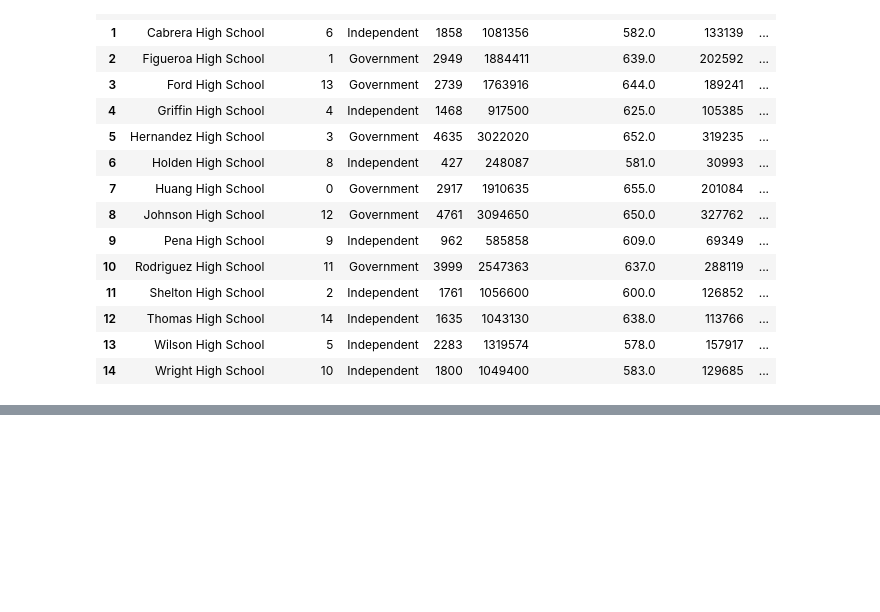
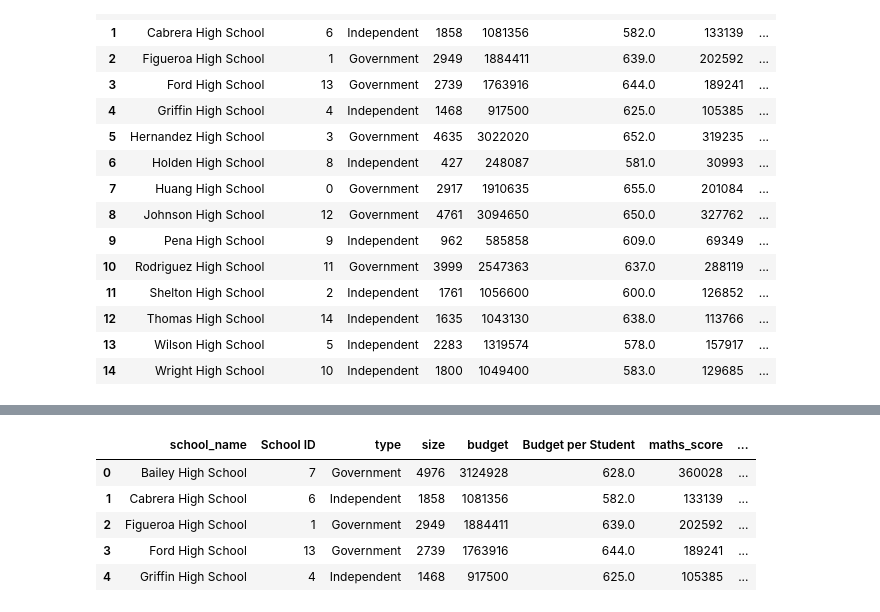
Before and after one commit to Borruu/pandas-challenge, a Jupyter notebook: PyCitySchools/SchoolSummary.ipynb, the cells around one changed output, grey strips where cells are left out. Cells and saved outputs as stored; diff of their text form; code cells hidden in the pictures; blank space fills up the shorter version.

Commit message:
% passing Maths, Reading and Overall added to SchoolSummary. DF columns trimmed

```diff
--- a/PyCitySchools/SchoolSummary.ipynb
+++ b/PyCitySchools/SchoolSummary.ipynb
@@ -153,7 +153,15 @@ mdf
 | 14 | Wright High School | 10 | Independent | 1800 | 1049400 | 583.0 | 129685 | ... |
 # %%
 # % passing maths (the percentage of students who passed maths)
+pm_df = df.loc[df["maths_score"]>=50,:]
+# pm_c = pm_df.groupby(["school_name"])("student_name").count()
+# pm_c
 
+pm_c = pm_df.groupby(["school_name"])["student_name"].count()
+pm_c
+mdf = pd.merge(mdf,pm_c, on="school_name")
+mdf.rename({"student_name":"# of Students passing Maths"})
+mdf
 # % passing reading (the percentage of students who passed reading)
 
 # % overall passing (the percentage of students who passed maths AND reading)
@@ -159,0 +185,3 @@ mdf
+# %%
+mdf = mdf.rename(columns = {'student_name':'# of Students passing Maths'})
+mdf
@@ -159,0 +205,10 @@ mdf
+# %%
+mdf["% of Students passing Maths"]=mdf["# of Students passing Maths"]/mdf["size"]*100
+mdf.head()
+# %% [output]
+|  | school_name | School ID | type | size | budget | Budget per Student | maths_score | ... |
+| 0 | Bailey High School | 7 | Government | 4976 | 3124928 | 628.0 | 360028 | ... |
+| 1 | Cabrera High School | 6 | Independent | 1858 | 1081356 | 582.0 | 133139 | ... |
+| 2 | Figueroa High School | 1 | Government | 2949 | 1884411 | 639.0 | 202592 | ... |
+| 3 | Ford High School | 13 | Government | 2739 | 1763916 | 644.0 | 189241 | ... |
+| 4 | Griffin High School | 4 | Independent | 1468 | 917500 | 625.0 | 105385 | ... |
```
Also changed, not shown: parts of 9 cells of this notebook.
